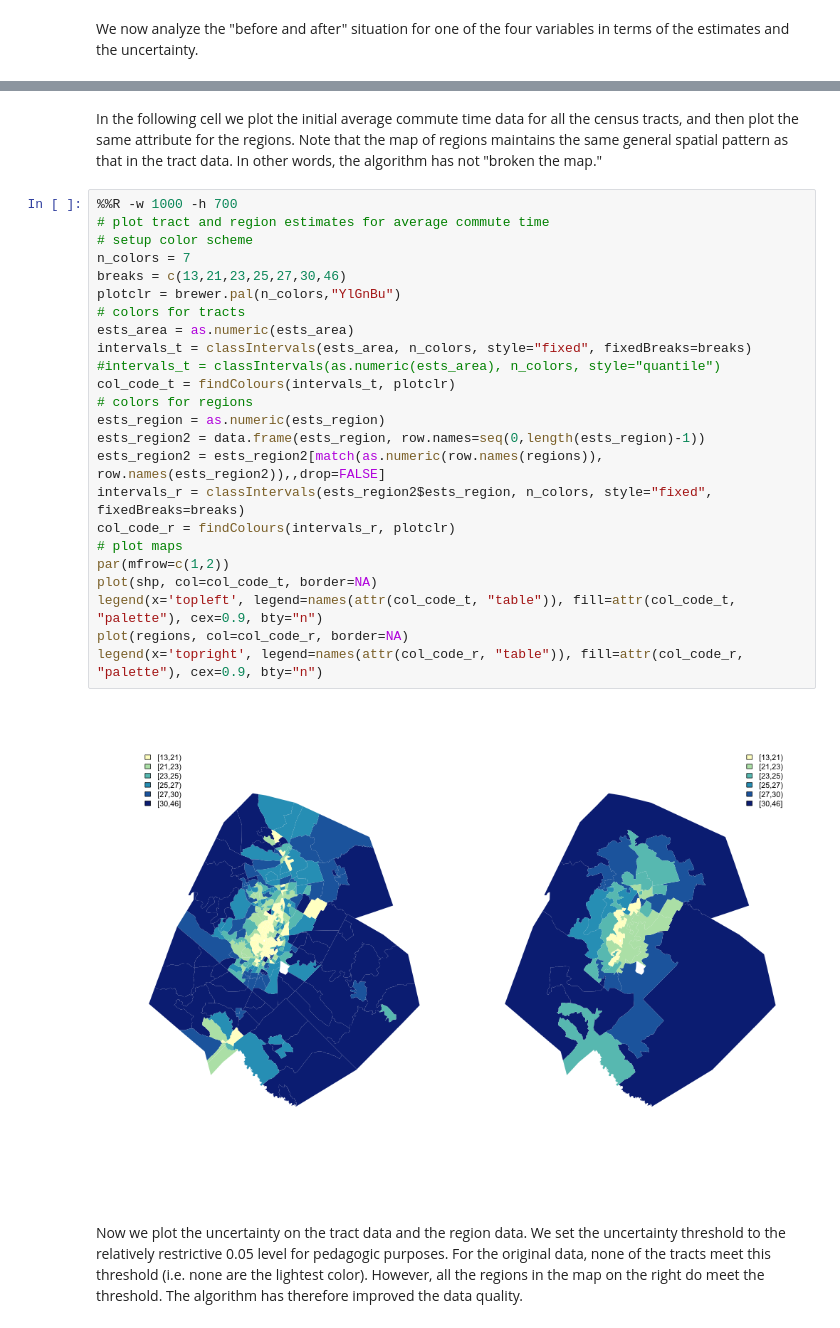
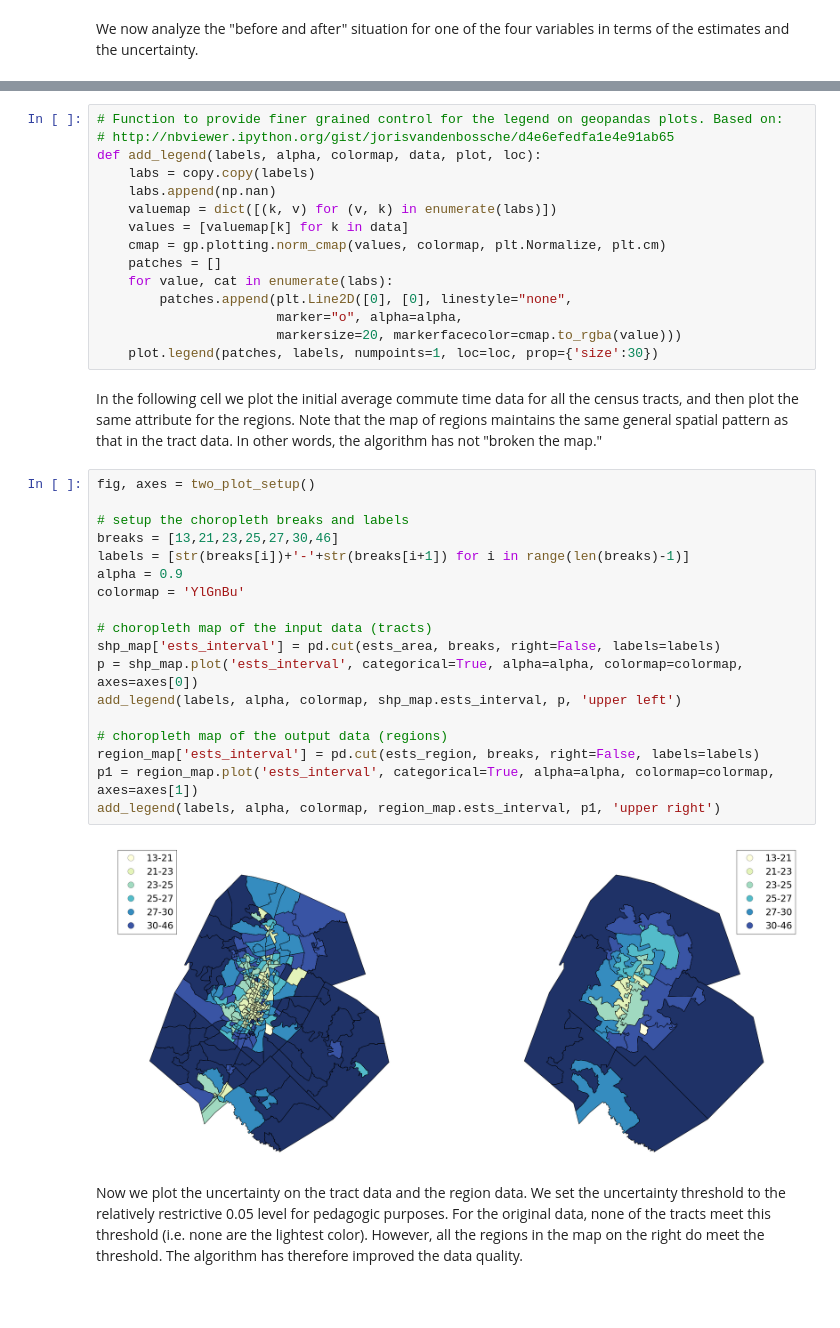
Before and after one commit to geoss/censumander, a Jupyter notebook: code/austin.ipynb, the cells around one changed output, grey strips where cells are left out. Saved outputs shown, nothing was run; the diff lists cells and outputs as text; blank space fills up the shorter version.

```diff
--- a/code/austin.ipynb
+++ b/code/austin.ipynb
@@ -177,33 +176,42 @@ cvs_region = results.cvs_region.ratio_var1
 # %% [output]
 ['pct_drove_alone', 'pct_transit'] ['vehicles_per_person', 'avg_commute_time']
 ['prop_var0' 'prop_var1' 'ratio_var0' 'ratio_var1']
+# %%
+# Function to provide finer grained control for the legend on geopandas plots. Based on:
+# http://nbviewer.ipython.org/gist/jorisvandenbossche/d4e6efedfa1e4e91ab65
+def add_legend(labels, alpha, colormap, data, plot, loc):
+    labs = copy.copy(labels)
+    labs.append(np.nan)
+    valuemap = dict([(k, v) for (v, k) in enumerate(labs)])
+    values = [valuemap[k] for k in data]
+    cmap = gp.plotting.norm_cmap(values, colormap, plt.Normalize, plt.cm)
+    patches = []
+    for value, cat in enumerate(labs):
+        patches.append(plt.Line2D([0], [0], linestyle="none",
+                       marker="o", alpha=alpha,
+                       markersize=20, markerfacecolor=cmap.to_rgba(value)))
+    plot.legend(patches, labels, numpoints=1, loc=loc, prop={'size':30})
 # %% [markdown]
 In the following cell we plot the initial average commute time data for all the census tracts, and then plot the same attribute for the regions.  Note that the map of regions maintains the same general spatial pattern as that in the tract data.  In other words, the algorithm has not "broken the map."
-# %%
-%%R -w 1000 -h 700
-# plot tract and region estimates for average commute time
-# setup color scheme
-n_colors = 7
-breaks = c(13,21,23,25,27,30,46)
-plotclr = brewer.pal(n_colors,"YlGnBu")
-# colors for tracts
-ests_area = as.numeric(ests_area)
-intervals_t = classIntervals(ests_area, n_colors, style="fixed", fixedBreaks=breaks)
-#intervals_t = classIntervals(as.numeric(ests_area), n_colors, style="quantile")
-col_code_t = findColours(intervals_t, plotclr)
-# colors for regions
-ests_region = as.numeric(ests_region)
-ests_region2 = data.frame(ests_region, row.names=seq(0,length(ests_region)-1))
-ests_region2 = ests_region2[match(as.numeric(row.names(regions)), row.names(ests_region2)),,drop=FALSE]
-intervals_r = classIntervals(ests_region2$ests_region, n_colors, style="fixed", fixedBreaks=breaks)
-col_code_r = findColours(intervals_r, plotclr)
-# plot maps
-par(mfrow=c(1,2))
-plot(shp, col=col_code_t, border=NA)
-legend(x='topleft', legend=names(attr(col_code_t, "table")), fill=attr(col_code_t, "palette"), cex=0.9, bty="n")
-plot(regions, col=col_code_r, border=NA)
-legend(x='topright', legend=names(attr(col_code_r, "table")), fill=attr(col_code_r, "palette"), cex=0.9, bty="n")
-# %% [output]
-[figure, removed]
+# %%
+fig, axes = two_plot_setup()
+
+# setup the choropleth breaks and labels
+breaks = [13,21,23,25,27,30,46]
+labels = [str(breaks[i])+'-'+str(breaks[i+1]) for i in range(len(breaks)-1)]
+alpha = 0.9
+colormap = 'YlGnBu'
+
+# choropleth map of the input data (tracts)
+shp_map['ests_interval'] = pd.cut(ests_area, breaks, right=False, labels=labels)
+p = shp_map.plot('ests_interval', categorical=True, alpha=alpha, colormap=colormap, axes=axes[0])
+add_legend(labels, alpha, colormap, shp_map.ests_interval, p, 'upper left')
+
+# choropleth map of the output data (regions)
+region_map['ests_interval'] = pd.cut(ests_region, breaks, right=False, labels=labels)
+p1 = region_map.plot('ests_interval', categorical=True, alpha=alpha, colormap=colormap, axes=axes[1])
+add_legend(labels, alpha, colormap, region_map.ests_interval, p1, 'upper right')
+# %% [output]
+[figure, added]
 # %% [markdown]
 Now we plot the uncertainty on the tract data and the region data.  We set the uncertainty threshold to the relatively restrictive 0.05 level for pedagogic purposes.  For the original data, none of the tracts meet this threshold (i.e. none are the lightest color).  However, all the regions in the map on the right do meet the threshold. The algorithm has therefore improved the data quality.
```
Also changed, not shown: parts of 15 cells of this notebook, 1 other file.
